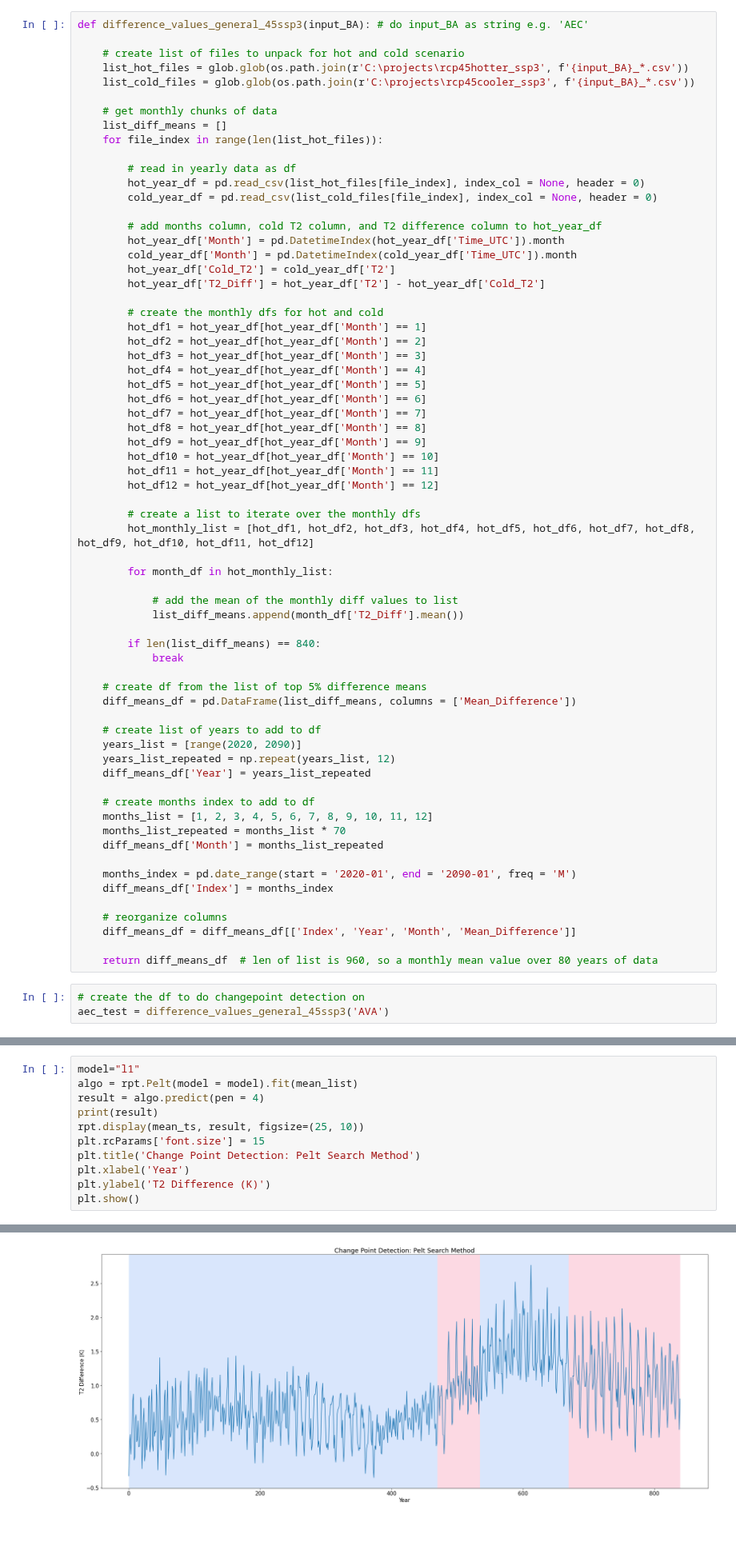
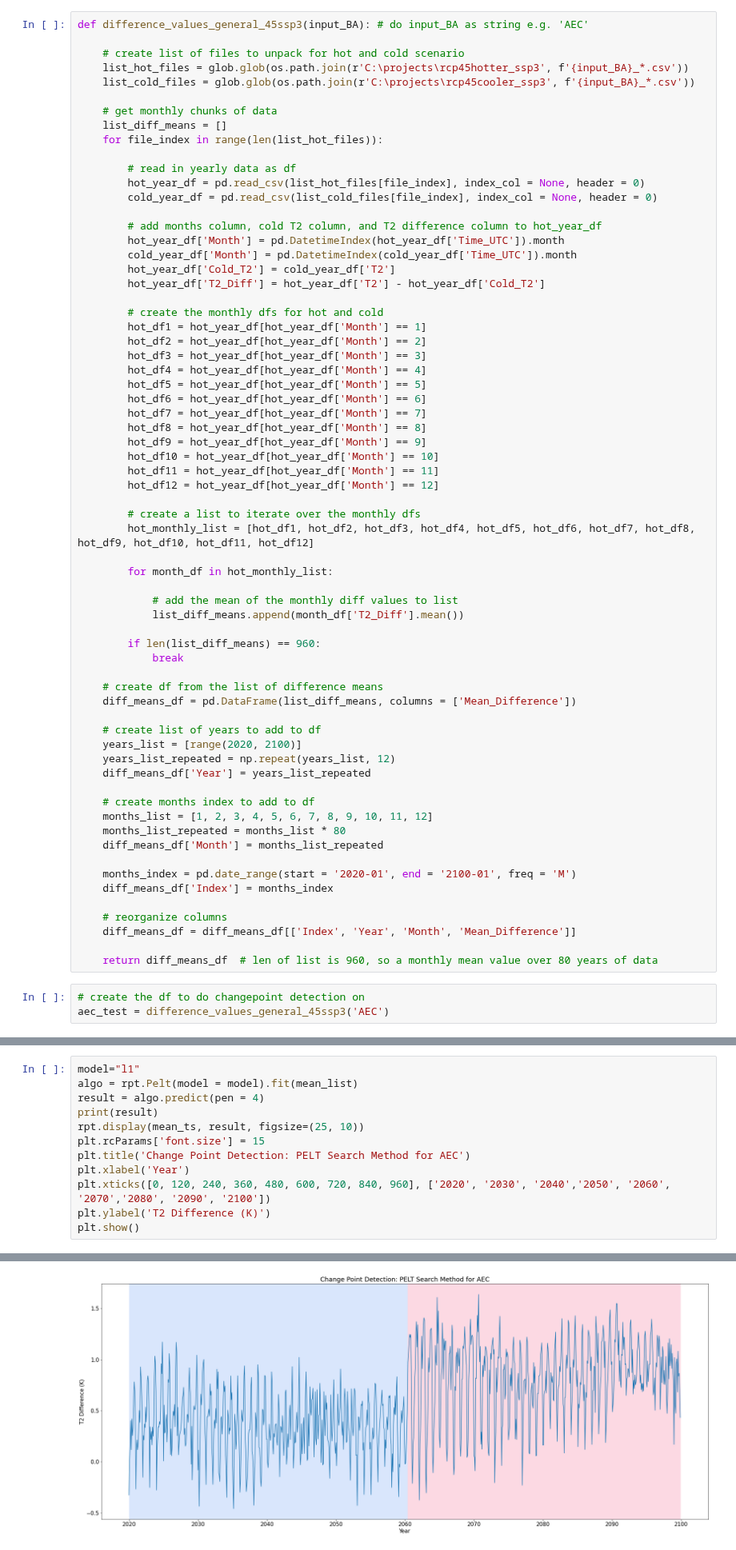
Before and after one commit to IMMM-SFA/misha_code, a Jupyter notebook: ruptures_test.ipynb, the cells around one changed output, grey strips where cells are left out. Shown at 80% size. Saved outputs shown, nothing was run; the diff lists cells and outputs as text; blank space fills up the shorter version.

```diff
--- a/ruptures_test.ipynb
+++ b/ruptures_test.ipynb
@@ -59,23 +59,23 @@ def difference_values_general_45ssp3(input_BA): # do input_BA as string e.g. 'AE
             # add the mean of the monthly diff values to list
             list_diff_means.append(month_df['T2_Diff'].mean())
 
-        if len(list_diff_means) == 840:
+        if len(list_diff_means) == 960:
             break
 
-    # create df from the list of top 5% difference means
+    # create df from the list of difference means
     diff_means_df = pd.DataFrame(list_diff_means, columns = ['Mean_Difference'])
 
     # create list of years to add to df
-    years_list = [range(2020, 2090)]
+    years_list = [range(2020, 2100)]
     years_list_repeated = np.repeat(years_list, 12)
     diff_means_df['Year'] = years_list_repeated
 
     # create months index to add to df
     months_list = [1, 2, 3, 4, 5, 6, 7, 8, 9, 10, 11, 12]
-    months_list_repeated = months_list * 70
+    months_list_repeated = months_list * 80
     diff_means_df['Month'] = months_list_repeated
 
-    months_index = pd.date_range(start = '2020-01', end = '2090-01', freq = 'M')
+    months_index = pd.date_range(start = '2020-01', end = '2100-01', freq = 'M')
     diff_means_df['Index'] = months_index
 
     # reorganize columns
@@ -84,7 +84,7 @@ def difference_values_general_45ssp3(input_BA): # do input_BA as string e.g. 'AE
     return diff_means_df  # len of list is 960, so a monthly mean value over 80 years of data
 # %%
 # create the df to do changepoint detection on
-aec_test = difference_values_general_45ssp3('AVA')
+aec_test = difference_values_general_45ssp3('AEC')
 # %%
 # trying the dynamic programming search method
 # convert Index to date-time and get time-series
@@ -137,8 +137,9 @@ result = algo.predict(pen = 4)
 print(result)
 rpt.display(mean_ts, result, figsize=(25, 10))
 plt.rcParams['font.size'] = 15
-plt.title('Change Point Detection: Pelt Search Method')
+plt.title('Change Point Detection: PELT Search Method for AEC')
 plt.xlabel('Year')
+plt.xticks([0, 120, 240, 360, 480, 600, 720, 840, 960], ['2020', '2030', '2040','2050', '2060', '2070','2080', '2090', '2100'])
 plt.ylabel('T2 Difference (K)')
 plt.show()
 # %% [output]
@@ -146 +147 @@ plt.show()
-[figure, old version]
+[figure, new version]
```
Also changed, not shown: parts of 7 cells of this notebook.
